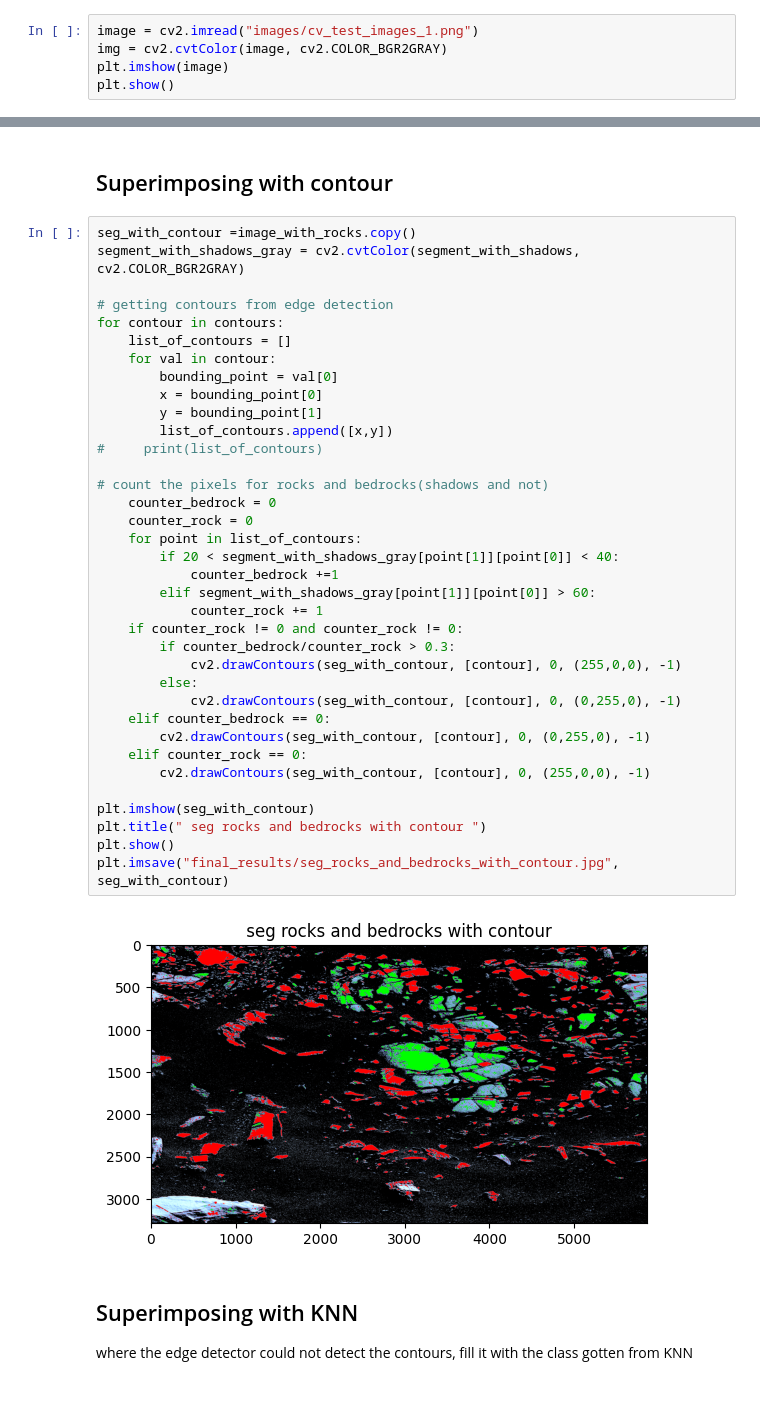
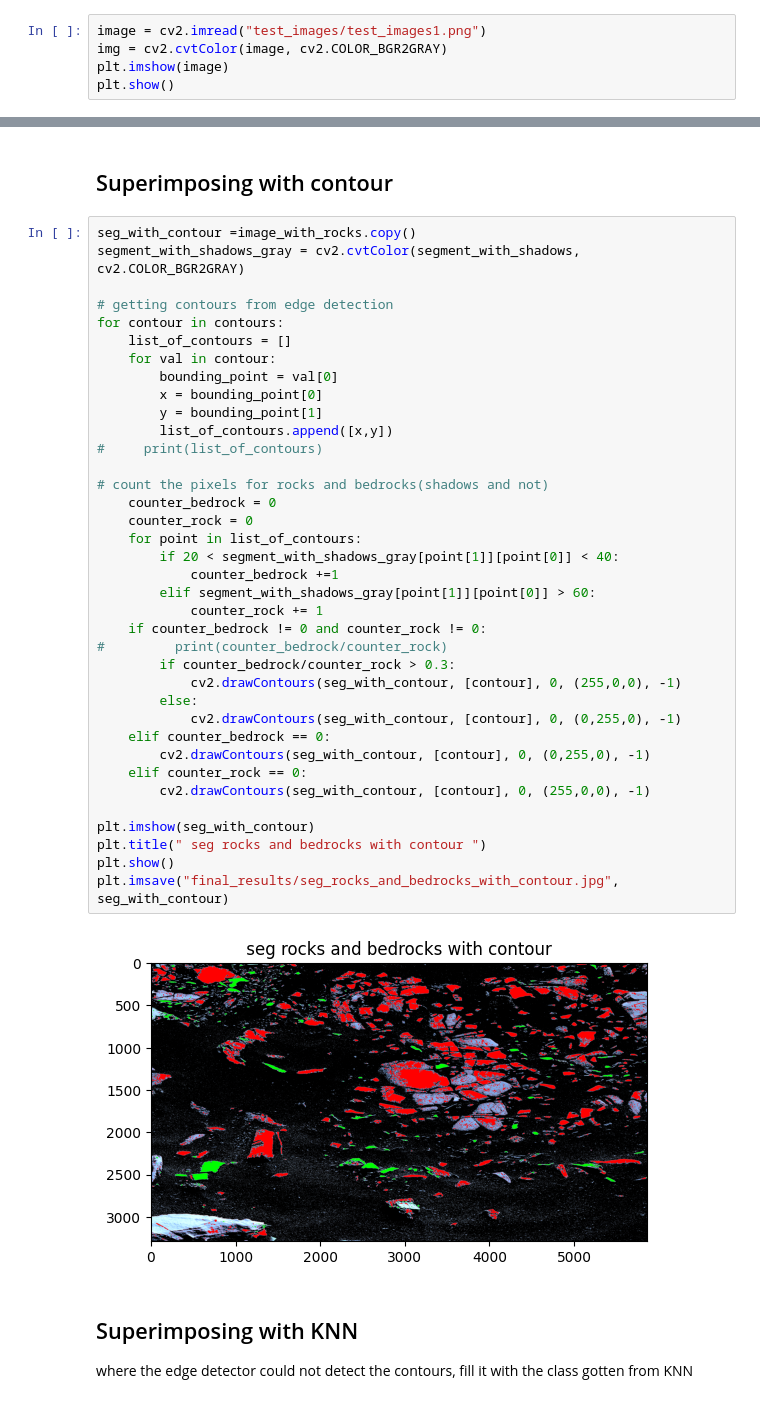
Before and after one commit to ananyaverma2/mars_terrain_segmentation, a Jupyter notebook: main.ipynb, the cells around one changed output, grey strips where cells are left out. Cells and saved outputs as stored; diff of their text form.

```diff
--- a/main.ipynb
+++ b/main.ipynb
@@ -17,7 +17,7 @@ from skimage.color import label2rgb, rgb2gray
 # %% [markdown]
 # Loading and visualizing the image
 # %%
-image = cv2.imread("images/cv_test_images_1.png")
+image = cv2.imread("test_images/test_images1.png")
 img = cv2.cvtColor(image, cv2.COLOR_BGR2GRAY)
 plt.imshow(image)
 plt.show()
@@ -151,35 +151,36 @@ for contour in contours:
     list_of_contours = []
     for val in contour:
         bounding_point = val[0]
         x = bounding_point[0]
         y = bounding_point[1]
         list_of_contours.append([x,y])
 #     print(list_of_contours)
 
 # count the pixels for rocks and bedrocks(shadows and not)
     counter_bedrock = 0
     counter_rock = 0
     for point in list_of_contours:
         if 20 < segment_with_shadows_gray[point[1]][point[0]] < 40:
             counter_bedrock +=1
         elif segment_with_shadows_gray[point[1]][point[0]] > 60:
             counter_rock += 1
-    if counter_rock != 0 and counter_rock != 0:
+    if counter_bedrock != 0 and counter_rock != 0:
+#         print(counter_bedrock/counter_rock)
         if counter_bedrock/counter_rock > 0.3:
             cv2.drawContours(seg_with_contour, [contour], 0, (255,0,0), -1)
         else:
             cv2.drawContours(seg_with_contour, [contour], 0, (0,255,0), -1)
     elif counter_bedrock == 0:
         cv2.drawContours(seg_with_contour, [contour], 0, (0,255,0), -1)
     elif counter_rock == 0:
         cv2.drawContours(seg_with_contour, [contour], 0, (255,0,0), -1)
 
 plt.imshow(seg_with_contour)
 plt.title(" seg rocks and bedrocks with contour ")
 plt.show()
 plt.imsave("final_results/seg_rocks_and_bedrocks_with_contour.jpg", seg_with_contour)
 # %% [output]
-[figure, old version]
+[figure, new version]
 # %% [markdown]
 ## Superimposing with KNN
 
```
Also changed, not shown: parts of 4 cells of this notebook.
